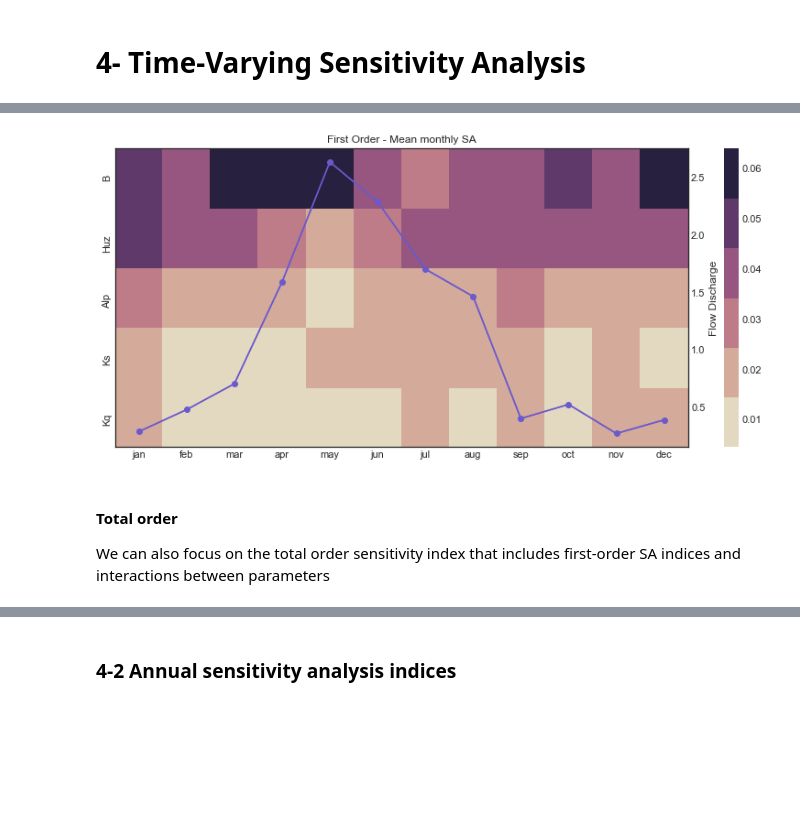
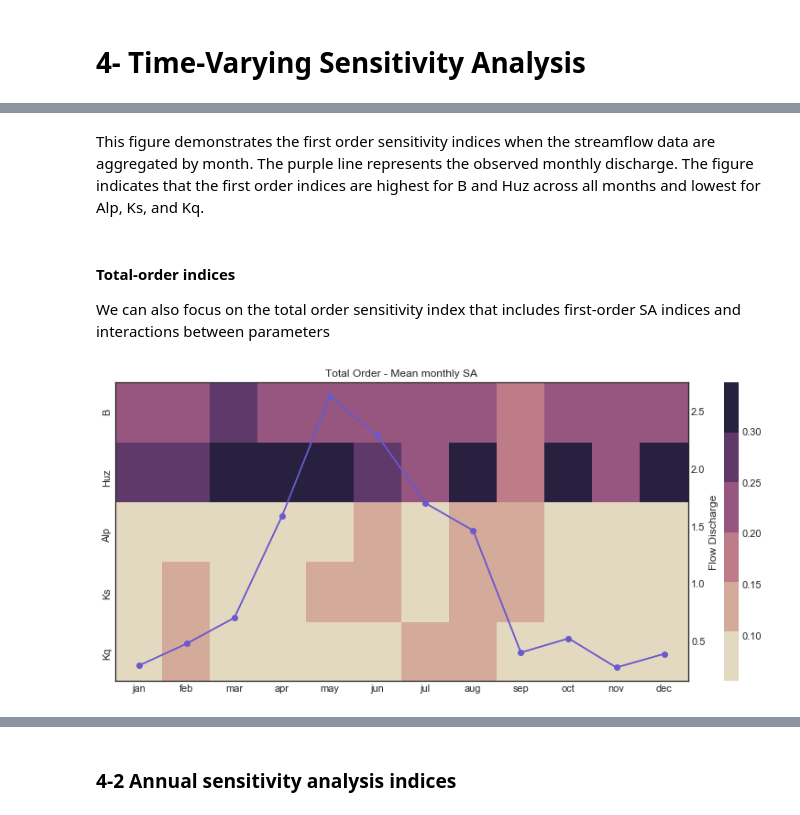
Before and after one commit to IMMM-SFA/msd_uncertainty_ebook, a Jupyter notebook: notebooks/hymod.ipynb, the cells around one changed output, grey strips where cells are left out. Saved outputs shown, nothing was run; the diff lists cells and outputs as text; code cells hidden in the pictures; blank space fills up the shorter version.

```diff
--- a/notebooks/hymod.ipynb
+++ b/notebooks/hymod.ipynb
@@ -470 +379,21 @@ for i_ps in range(0, 12):
 The following can be used to visualize the time-varying first-order indices. The first order represents the direct impacts of a specific parameter on model outputs.
+# %%
+#Load outputs
+SA_df_1T=np.load('SA_df_1T.npy')
+SA_df_1=np.load('SA_df_1.npy')
+
+SA_df_1_transposed=SA_df_1.T
+
+fig_5WB, ax_fig_5WB=plt.subplots(figsize=(14,6))
+sns.heatmap(SA_df_1_transposed, ax= ax_fig_5WB, yticklabels =['Kq', 'Ks', 'Alp', 'Huz', 'B'],cmap=sns.color_palette("ch:s=-.2,r=.6"))
+axis_2 = ax_fig_5WB.twinx()
+axis_2.plot(np.arange(0.5,12.5), agg_mm_leaf_data['Strmflw'], color='slateblue')
+axis_2.plot(np.arange(0.5,12.5), agg_mm_leaf_data['Strmflw'], color='slateblue', marker='o')
+ax_fig_5WB.set_ylim(0, 5)
+ax_fig_5WB.set_xlim(0, 12)
+ax_fig_5WB.set_xticklabels(['jan', 'feb', 'mar', 'apr', 'may', 'jun', 'jul', 'aug', 'sep', 'oct', 'nov', 'dec'])
+axis_2.set_ylabel('Flow Discharge($m^3/s$)')
+#ax_fig_5WB.set_xlabel('Number of Months')
+plt.title('First Order - Mean Monthly SA')
+
+plt.show()
@@ -471,24 +402,22 @@ The following can be used to visualize the time-varying first-order indices. The
+# %% [markdown]
+This figure demonstrates the first order sensitivity indices when the streamflow data are aggregated by month. The purple line represents the observed monthly discharge. The figure indicates that the first order indices are highest for B and Huz across all months and lowest for Alp, Ks, and Kq.
+# %% [markdown]
+#### Total-order indices
+We can also focus on the total order sensitivity index that includes first-order SA indices and interactions between parameters
 # %%
-# Total order
-SA_df_1_transposed = SA_df_1.T
+SA_df_1T_transposed=SA_df_1T.T
 
-fig_5WB, ax_fig_5WB = plt.subplots(figsize=(14,6))
-
-sns.heatmap(SA_df_1_transposed, ax=ax_fig_5WB, cmap=sns.color_palette("ch:s=-.2,r=.6"))
-
+fig_5WB, ax_fig_5WB=plt.subplots(figsize=(14,6))
+sns.heatmap(SA_df_1T_transposed, ax= ax_fig_5WB,yticklabels =['Kq', 'Ks', 'Alp', 'Huz', 'B'], cmap=sns.color_palette("ch:s=-.2,r=.6"))
 axis_2 = ax_fig_5WB.twinx()
 axis_2.plot(np.arange(0.5,12.5), agg_mm_leaf_data['Strmflw'], color='slateblue')
 axis_2.plot(np.arange(0.5,12.5), agg_mm_leaf_data['Strmflw'], color='slateblue', marker='o')
 ax_fig_5WB.set_ylim(0, 5)
 ax_fig_5WB.set_xlim(0, 12)
 ax_fig_5WB.set_xticklabels(['jan', 'feb', 'mar', 'apr', 'may', 'jun', 'jul', 'aug', 'sep', 'oct', 'nov', 'dec'])
 axis_2.set_ylabel('Flow Discharge')
-
-plt.title('First Order - Mean monthly SA')
+plt.title('Total Order - Mean monthly SA')
 
 plt.show()
 # %% [output]
-[figure, old version]
+[figure, new version]
-# %% [markdown]
-#### Total order
-We can also focus on the total order sensitivity index that includes first-order SA indices and interactions between parameters
```
Also changed, not shown: parts of 112 cells of this notebook, 2 other files.
